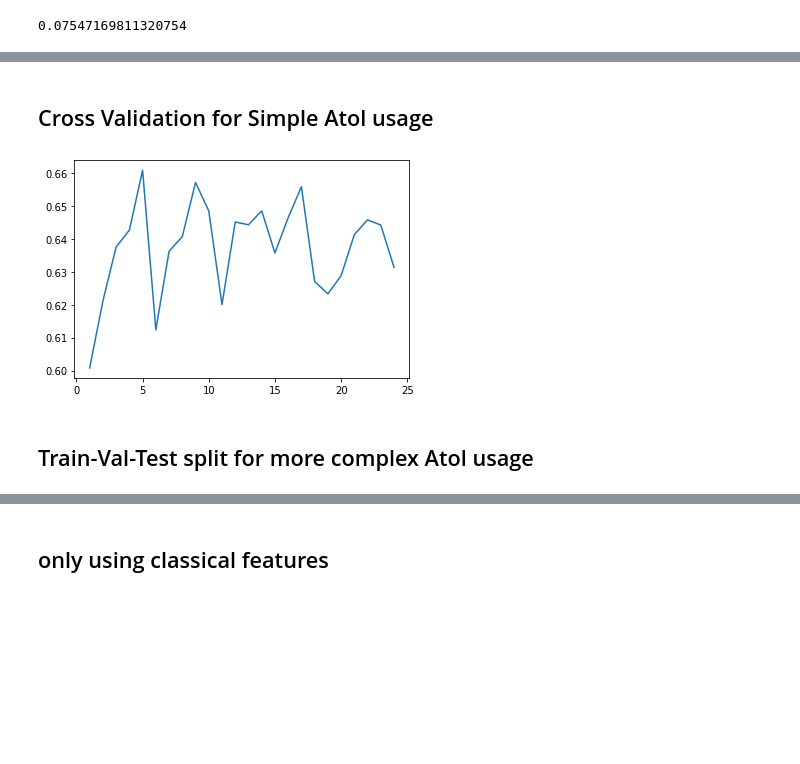
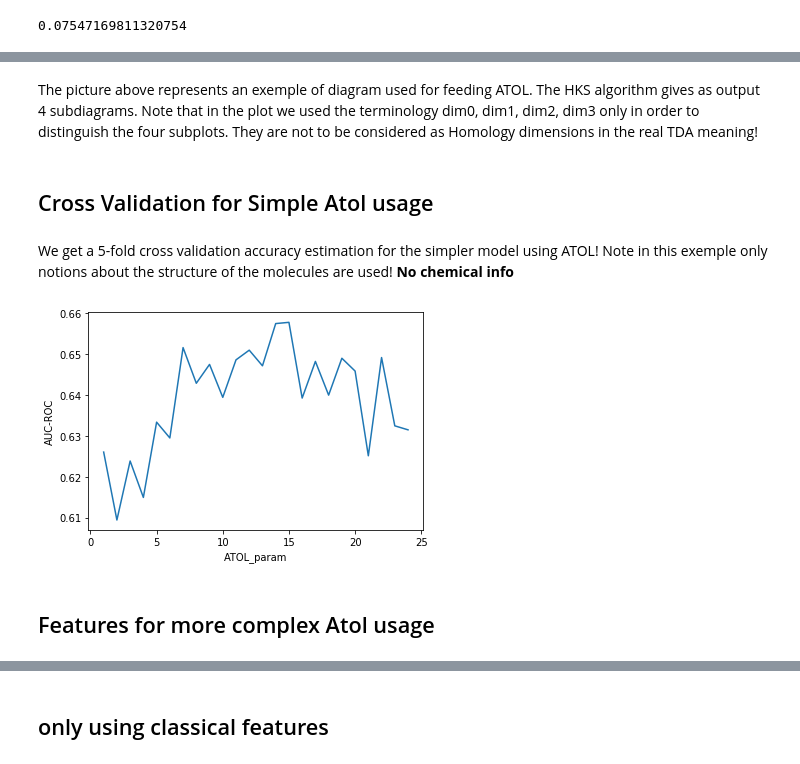
Before and after one commit to giotto-ai/graph_classification_with_atol, a Jupyter notebook: atol_use_case.ipynb, the cells around one changed output, grey strips where cells are left out. Cells and saved outputs as stored; diff of their text form; code cells hidden in the pictures; blank space fills up the shorter version.

```diff
--- a/atol_use_case.ipynb
+++ b/atol_use_case.ipynb
@@ -110,3 +143,5 @@ df.CT_TOX.mean()
+# %% [markdown]
+The picture above represents an exemple of diagram used for feeding ATOL. The HKS algorithm gives as output 4 subdiagrams. Note that in the plot we used the terminology dim0, dim1, dim2, dim3 only in order to distinguish the four subplots. They are not to be considered as Homology dimensions in the real TDA meaning!
 # %% [markdown]
 ## Cross Validation for Simple Atol usage
 # %%
@@ -120,19 +155,21 @@ def cross_validate(parameters, X, y, k_fold=5, **atol_params):
                                    ('model', RandomForestClassifier(n_estimators=100))])
         set_up.append((parameter, cross_val_score(pipeline_model, X, y, scoring='roc_auc', cv=k_fold)))
     return set_up
+# %% [markdown]
+We get a 5-fold cross validation accuracy estimation for the simpler model using ATOL! Note in this exemple only notions about the structure of the molecules are used! **No chemical info**
 # %%
 cv_res_hkh = cross_validate(np.arange(1, 25).astype(int), diagrams_hkh, df.CT_TOX,
                             5, padding=0, ignore_hom_dim=False)
 # %%
-%matplotlib inline
-import matplotlib.pyplot as plt
 cv_res_mean_hkh = [(x, y.mean()) for x, y in cv_res_hkh]
 plt.plot([x[0] for x in cv_res_mean_hkh], [x[1] for x in cv_res_mean_hkh])
+plt.xlabel('ATOL_param')
+plt.ylabel('AUC-ROC')
 plt.show()
 # %% [output]
-[figure, old version]
+[figure, new version]
 # %% [markdown]
-## Train-Val-Test split for more complex Atol usage
+## Features for more complex Atol usage
 # %%
 def add_chemical_info(smiles):
     stereo = np.zeros(3)
```
Also changed, not shown: parts of 24 cells of this notebook, 2 other files.
